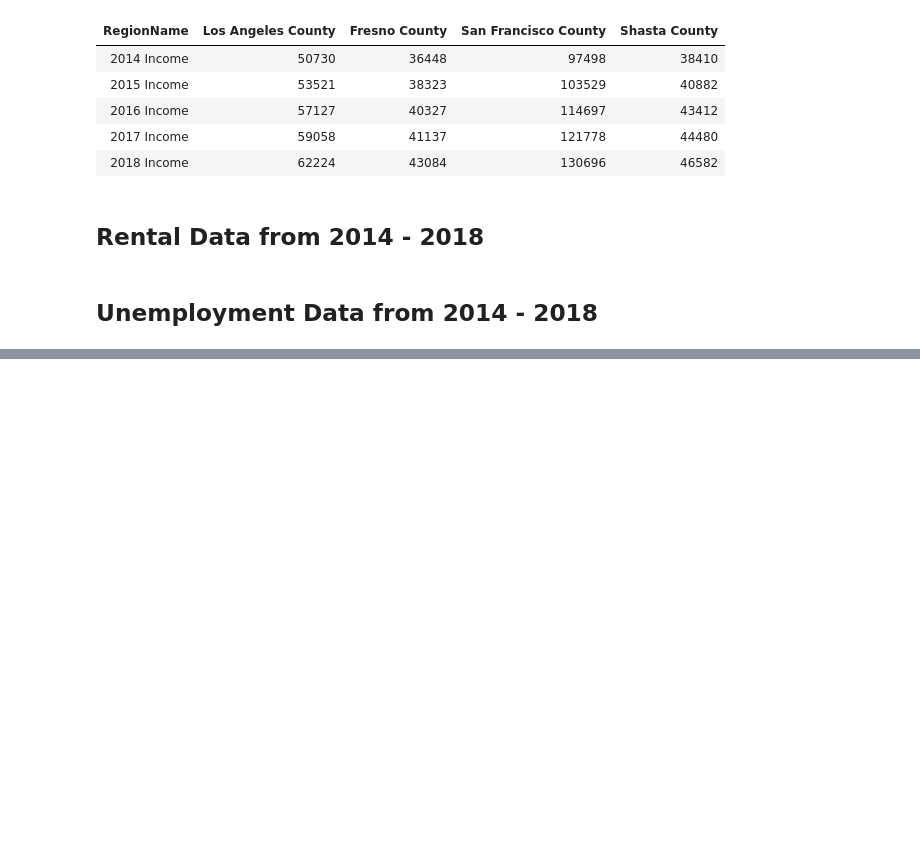
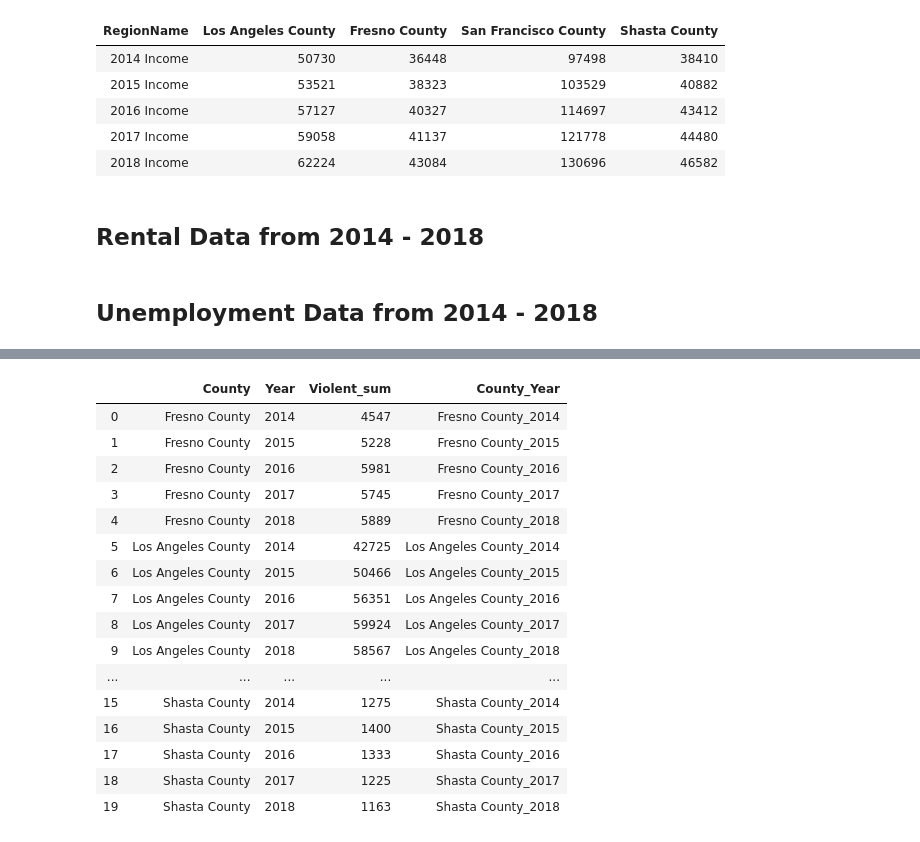
Before and after one commit to TrevorLovesMommy/Real-Estate-Project, a Jupyter notebook: Real Estate Data Cleaning.ipynb, the cells around one changed output, grey strips where cells are left out. Cells and saved outputs as stored; diff of their text form; code cells hidden in the pictures; blank space fills up the shorter version.

```diff
--- a/Real Estate Data Cleaning.ipynb
+++ b/Real Estate Data Cleaning.ipynb
@@ -232,0 +239,3 @@ labor_change
+# %%
+crime_data_df = pd.read_csv("resources/crimes.csv")
+crime_data_df.head()
@@ -232,0 +250,9 @@ labor_change
+# %%
+crime_data_reduced_df = crime_data_df.loc[:, ["County", "Year", "Violent_sum"]]
+crime_data_reduced_df.set_index('County', inplace=True)
+crime_data_2014_2018 = crime_data_reduced_df.loc[(crime_data_reduced_df["Year"] == 2014) |
+                                                 (crime_data_reduced_df["Year"] == 2015) |
+                                                 (crime_data_reduced_df["Year"] == 2016) |
+                                                 (crime_data_reduced_df["Year"] == 2017) |
+                                                 (crime_data_reduced_df["Year"] == 2018)]
+crime_data_2014_2018
@@ -232,0 +274,3 @@ labor_change
+# %%
+selectcounties_df = crime_data_2014_2018.loc[ ['Los Angeles County' , 'San Francisco County', 'Fresno County', 'Shasta County'] , : ]
+selectcounties_df
@@ -232,0 +292,6 @@ labor_change
+# %%
+grouped_selectcounties_df = selectcounties_df.groupby(['County', 'Year'])
+grouped_selectcounties_df = grouped_selectcounties_df.sum()
+crime_county_year_df = pd.DataFrame (grouped_selectcounties_df)
+crime_county_year_df_reset = crime_county_year_df.reset_index()
+crime_county_year_df_reset
@@ -232,0 +316,21 @@ labor_change
+# %%
+crime_county_year_df_reset['County_Year'] = crime_county_year_df_reset[['County', 'Year']].apply(lambda x: '_'.join([x[0],str(x[1])]), axis=1)
+crime_county_year_df_reset
+# %% [output]
+|  | County | Year | Violent_sum | County_Year |
+| 0 | Fresno County | 2014 | 4547 | Fresno County_2014 |
+| 1 | Fresno County | 2015 | 5228 | Fresno County_2015 |
+| 2 | Fresno County | 2016 | 5981 | Fresno County_2016 |
+| 3 | Fresno County | 2017 | 5745 | Fresno County_2017 |
+| 4 | Fresno County | 2018 | 5889 | Fresno County_2018 |
+| 5 | Los Angeles County | 2014 | 42725 | Los Angeles County_2014 |
+| 6 | Los Angeles County | 2015 | 50466 | Los Angeles County_2015 |
+| 7 | Los Angeles County | 2016 | 56351 | Los Angeles County_2016 |
+| 8 | Los Angeles County | 2017 | 59924 | Los Angeles County_2017 |
+| 9 | Los Angeles County | 2018 | 58567 | Los Angeles County_2018 |
+| ... | ... | ... | ... | ... |
+| 15 | Shasta County | 2014 | 1275 | Shasta County_2014 |
+| 16 | Shasta County | 2015 | 1400 | Shasta County_2015 |
+| 17 | Shasta County | 2016 | 1333 | Shasta County_2016 |
+| 18 | Shasta County | 2017 | 1225 | Shasta County_2017 |
+| 19 | Shasta County | 2018 | 1163 | Shasta County_2018 |
```
Also changed, not shown: parts of 8 cells of this notebook, 2 other files.
